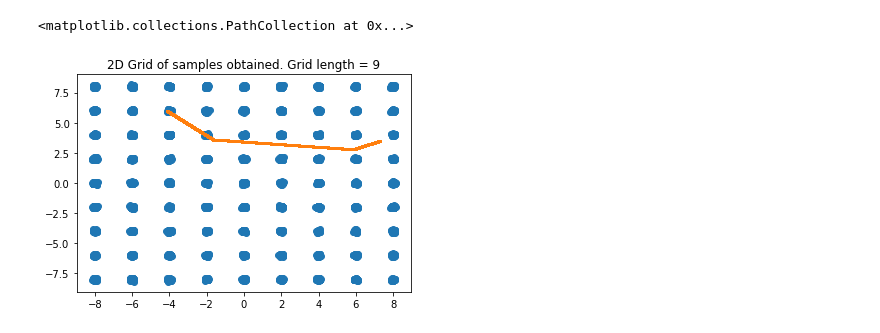
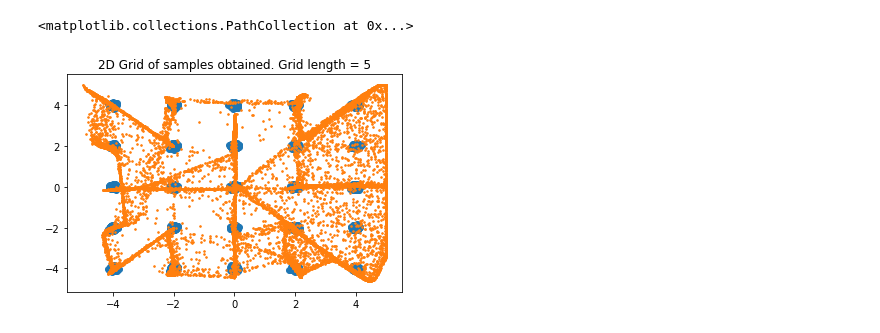
Before and after one commit to narenmanoj/summer-2018-sandbox, a Jupyter notebook: experiments/synthetic/2d_grid.ipynb, the cells around one changed output. Saved outputs shown, nothing was run; the diff lists cells and outputs as text; code cells hidden in the pictures.

Commit message:
took one plot image

```diff
--- a/experiments/synthetic/2d_grid.ipynb
+++ b/experiments/synthetic/2d_grid.ipynb
@@ -30,14 +29,14 @@ Cuda: True
 # %%
 # experiment parameters
 num_samples = 10000 # for plotting
-num_epochs = 500
+num_epochs = 5000
 num_samples_per_batch = 500
-grid_length = 9
+grid_length = 21
 var = 0.0025
 latent_dim = 2
-layer_width = 2
+layer_width = 100
 
-filename = "generator_%d_%d_%d" % (grid_length * grid_length, layer_width, num_epochs)
+filename = "generator_trainhack_%d_%d_%d" % (grid_length * grid_length, layer_width, num_epochs)
 print("Filename: " + filename)
 
 # here's what the 2D-Grid looks like
@@ -73,25 +86,30 @@ print("Grid length = %d" % grid_length)
 # %%
 # load the model back and sample from it
 # latent_dim = 2
 # layer_width = 2
 # loaded_gen = gan.load_model("good_generator_2018_07_11").eval()
 # loaded_gen = gan.load_model("meh_generator_2018_07_11").eval()
+
+# grid_length = 21 # this is the hack
+
+grid_length = 5
+filename = "generator_trainhack_25_100_5000"
 
 loaded_gen = gan.load_model(filename, grid_length=grid_length, layer_width=layer_width).eval()
 
 plt.clf()
 
 real_samples = gan.sample_from_2dgrid(grid_length=grid_length, num_samples=num_samples)
 plt.scatter(*zip(*real_samples))
 
 num_samples_to_test = 20000
 z = Variable(Tensor(np.random.normal(0, 1, (num_samples_to_test, latent_dim))))
 np_samples = loaded_gen(z).cpu().detach().numpy()
 plt.title("2D Grid of samples obtained. Grid length = %d" % grid_length)
 plt.scatter(*zip(*np_samples), s=2.5)
 # %% [output]
 <matplotlib.collections.PathCollection at 0x...>
-[figure, old version]
+[figure, new version]
 # %%
 plt.clf()
 gan.visualize_model(loaded_gen, latent_dim=latent_dim, grid_length=grid_length)
```
Also changed, not shown: parts of 8 cells of this notebook, 6 other files.
